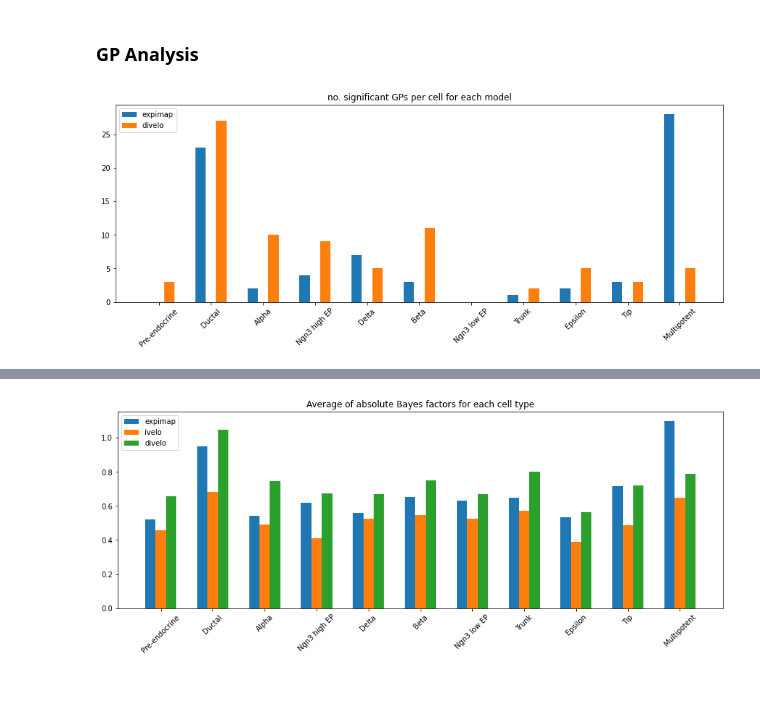
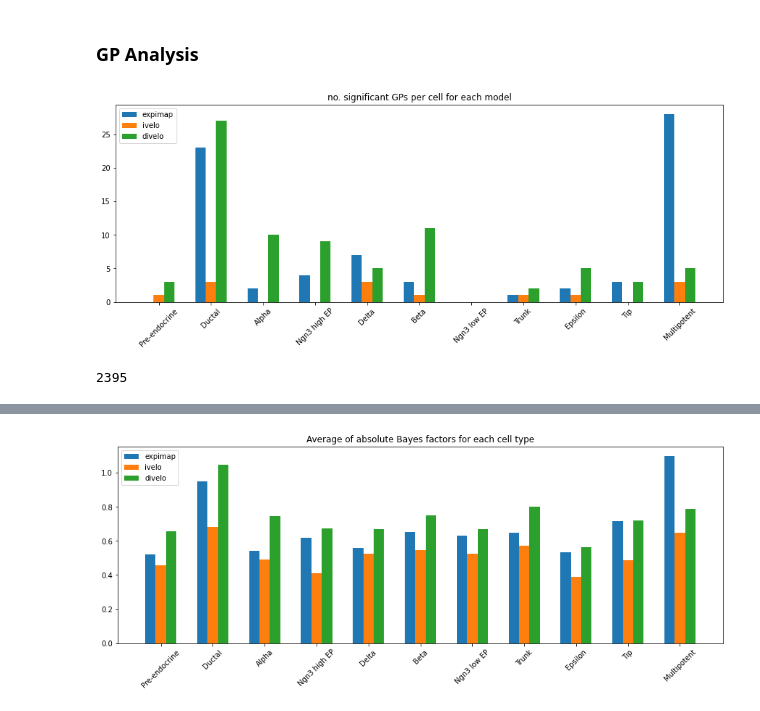
Before and after one commit to chelseabright96/velo_interpret, a Jupyter notebook: velovi/comparison.ipynb, the cells around one changed output, grey strips where cells are left out. Drawn from its saved outputs; the diff is of its cells as text; code cells hidden in the pictures.

```diff
--- a/velovi/comparison.ipynb
+++ b/velovi/comparison.ipynb
@@ -58,23 +58,27 @@ with open('output/GP_analysis_ivelo.pkl', 'rb') as f:
 # %%
 #plot no of sig GPs per cell
 
 #expimap
 cell_types=list(expimap.keys())
 no_sig_GPs_expimap=[len(expimap[ct]["terms"]) for ct in cell_types]
-#no_sig_GPs_ivelo=[len(ivelo[ct]["terms"]) for ct in cell_types]
+no_sig_GPs_ivelo=[len(ivelo[ct]["terms"]) for ct in cell_types]
 no_sig_GPs_divelo=[len(divelo[ct]["terms"]) for ct in cell_types]
 
 X_axis = np.arange(len(cell_types))
 
 plt.figure(figsize=(15, 5))
 plt.xticks(X_axis, cell_types, rotation = 45)
 
 #add comparison of mult models
 plt.title("no. significant GPs per cell for each model")
 plt.bar(X_axis - 0.2, no_sig_GPs_expimap, 0.2, label = 'expimap')
-#plt.bar(X_axis, no_sig_GPs_ivelo, 0.2, label = 'ivelo')
+plt.bar(X_axis, no_sig_GPs_ivelo, 0.2, label = 'ivelo')
 plt.bar(X_axis + 0.2, no_sig_GPs_divelo, 0.2, label = 'divelo')
 plt.legend()
 plt.savefig("figures/GP_comparison/no_sig_GPs")
 # %% [output]
-[figure, old version]
+[figure, new version]
+# %%
+len(set(bfs_expimap))
+# %% [output]
+2395
```
Also changed, not shown: parts of 7 cells of this notebook, 5 other files.
